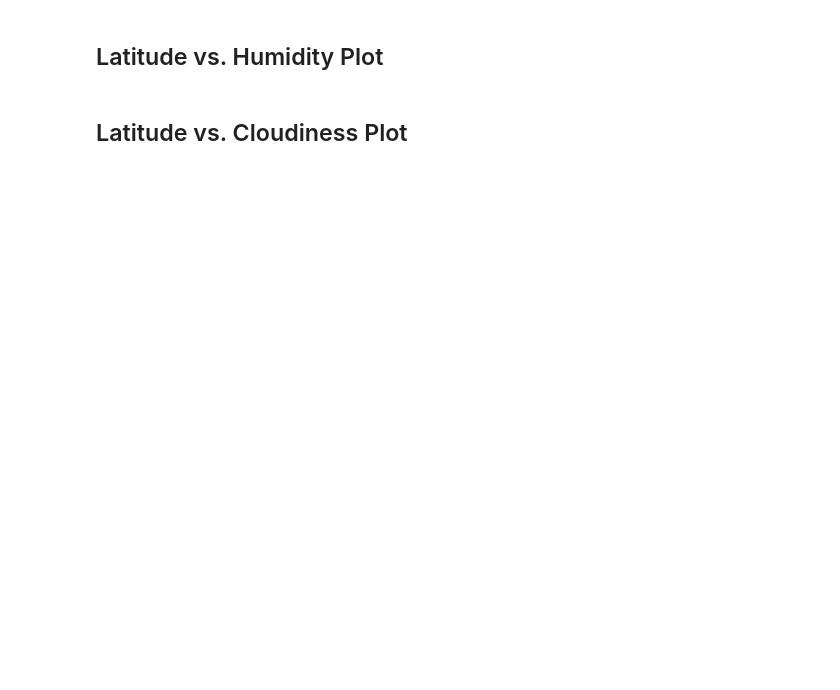
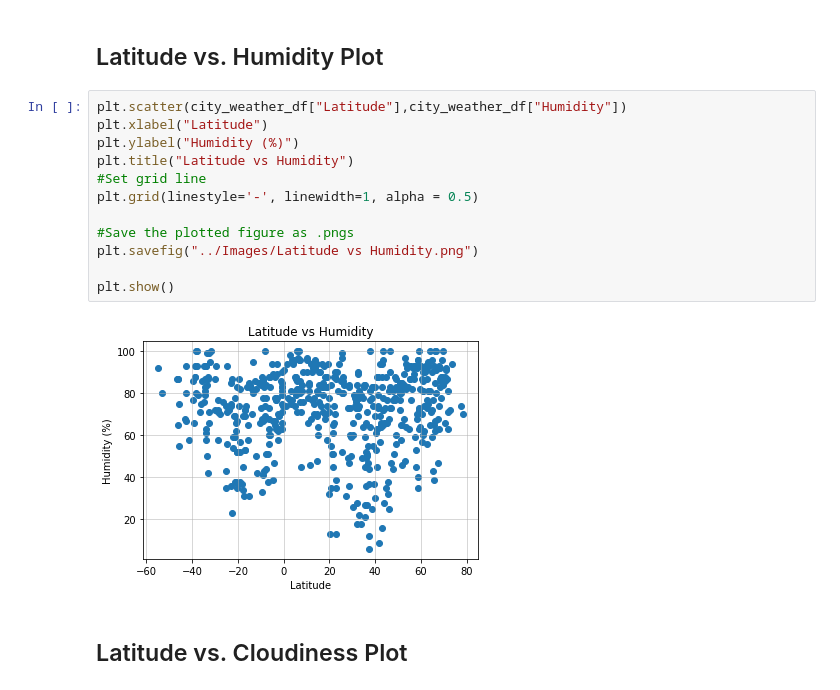
Before and after one commit to Kthomas09/python_api_challenge, a Jupyter notebook: 06-Python-APIs/Instructions/starter_code/WeatherPy.ipynb, the cells around one changed output. Drawn from its saved outputs; the diff is of its cells as text; blank space fills up the shorter version.

```diff
--- a/06-Python-APIs/Instructions/starter_code/WeatherPy.ipynb
+++ b/06-Python-APIs/Instructions/starter_code/WeatherPy.ipynb
@@ -186,4 +258,18 @@ Skip this step if there are no cities that have humidity > 100%.
 # %% [markdown]
 ## Latitude vs. Humidity Plot
+# %%
+plt.scatter(city_weather_df["Latitude"],city_weather_df["Humidity"])
+plt.xlabel("Latitude")
+plt.ylabel("Humidity (%)")
+plt.title("Latitude vs Humidity")
+#Set grid line
+plt.grid(linestyle='-', linewidth=1, alpha = 0.5)
+
+#Save the plotted figure as .pngs
+plt.savefig("../Images/Latitude vs Humidity.png")
+
+plt.show()
+# %% [output]
+[figure, added]
 # %% [markdown]
 ## Latitude vs. Cloudiness Plot
```
Also changed, not shown: parts of 22 cells of this notebook, 14 other files.
